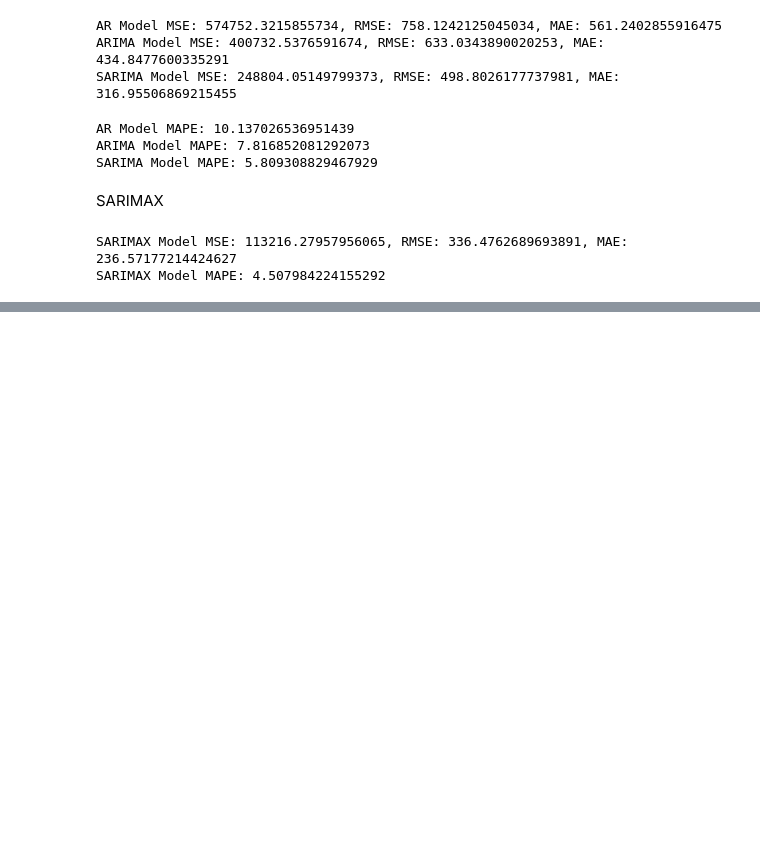
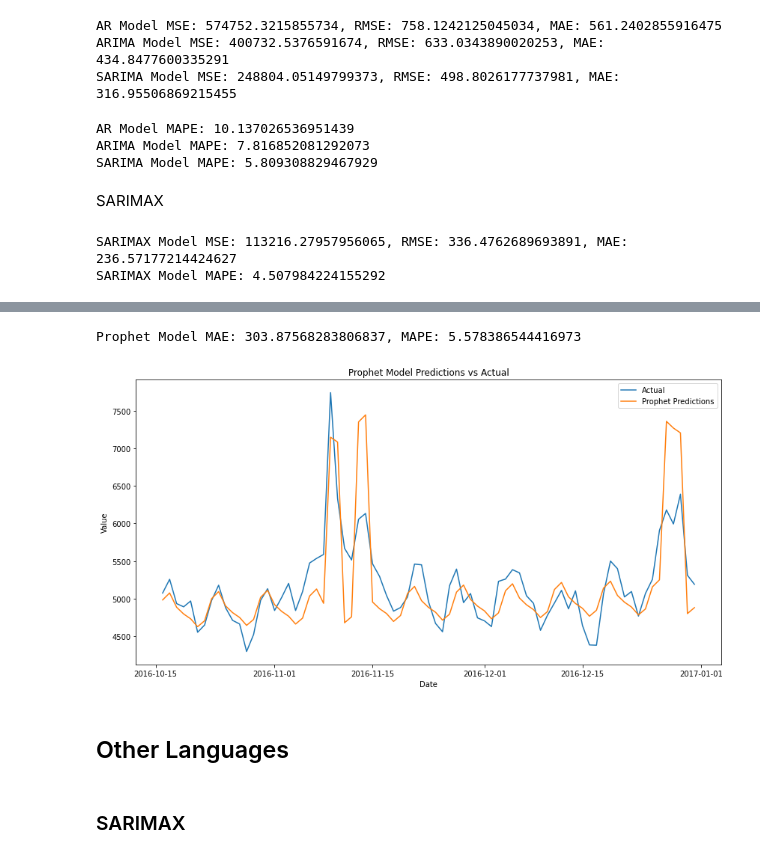
Before and after one commit to atomikkus/time_series, a Jupyter notebook: adease.ipynb, the cells around one changed output, grey strips where cells are left out. Saved outputs shown, nothing was run; the diff lists cells and outputs as text; code cells hidden in the pictures; blank space fills up the shorter version.

```diff
--- a/adease.ipynb
+++ b/adease.ipynb
@@ -531,0 +503,31 @@ plt.show()
+# %%
+def calculate_mape(actual, predicted):
+    return np.mean(np.abs((actual - predicted) / actual)) * 100
+
+##Mape
+actual = test['en'].values
+predicted = predictions['predicted'][-test_size:].values
+
+mae = mean_absolute_error(actual, predicted)
+mape = calculate_mape(actual, predicted)
+
+print(f'Prophet Model MAE: {mae}, MAPE: {mape}')
+
+# Plot the results
+plt.figure(figsize=(14, 7))
+
+plt.plot(test.index, actual, label='Actual')
+plt.plot(test.index, predicted, label='Prophet Predictions')
+
+plt.legend()
+plt.title('Prophet Model Predictions vs Actual')
+plt.xlabel('Date')
+plt.ylabel('Value')
+plt.show()
+# %% [output]
+Prophet Model MAE: 303.87568283806837, MAPE: 5.578386544416973
+[figure, added]
+# %% [markdown]
+## Other Languages
+# %% [markdown]
+### SARIMAX
```
Also changed, not shown: parts of 10 cells of this notebook.
